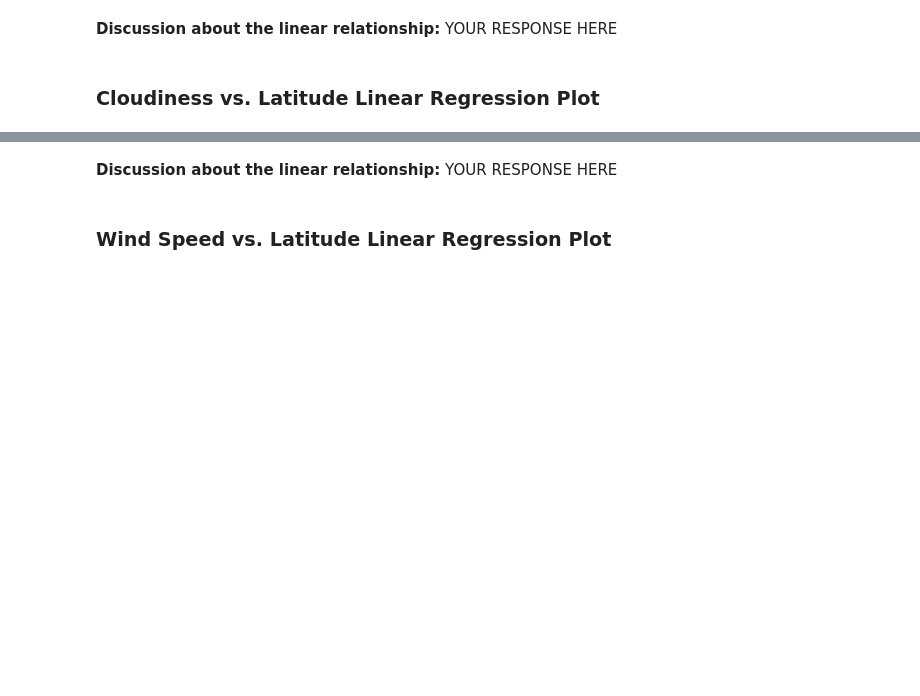
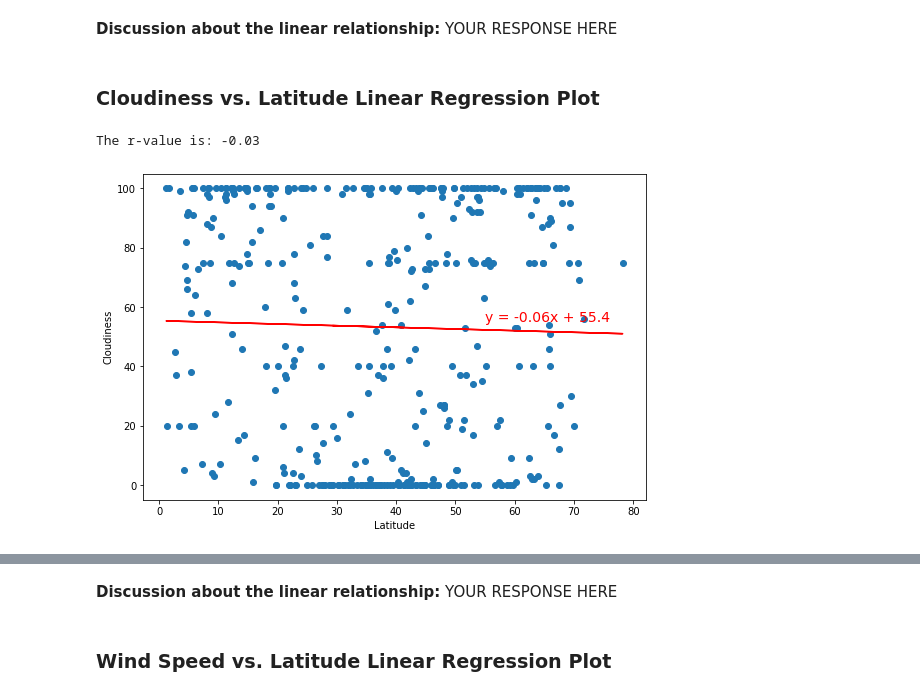
Before and after one commit to daniklafrance/python_api_challenge, a Jupyter notebook: WeatherPy.ipynb, the cells around one changed output, grey strips where cells are left out. Cells and saved outputs as stored; diff of their text form; code cells hidden in the pictures; blank space fills up the shorter version.

```diff
--- a/WeatherPy.ipynb
+++ b/WeatherPy.ipynb
@@ -304,0 +381,12 @@ plt.show()
+# %%
+# Northern Hemisphere
+x_axis = northern_hemi_df['Lat']
+y_axis = northern_hemi_df['Cloudiness']
+x_value = 55
+y_value = 55
+linearregression()
+plt.ylabel('Cloudiness')
+plt.show()
+# %% [output]
+The r-value is: -0.03
+[figure, added]
```
Also changed, not shown: parts of 23 cells of this notebook, 5 other files.
